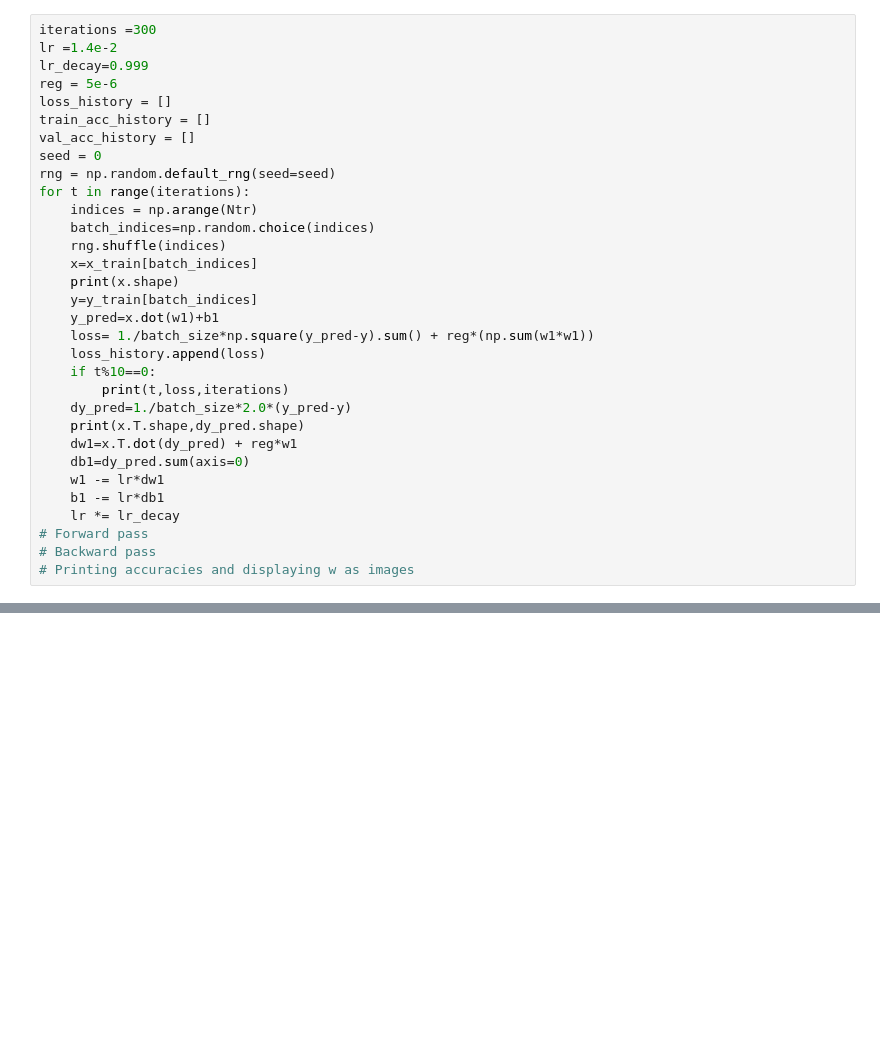
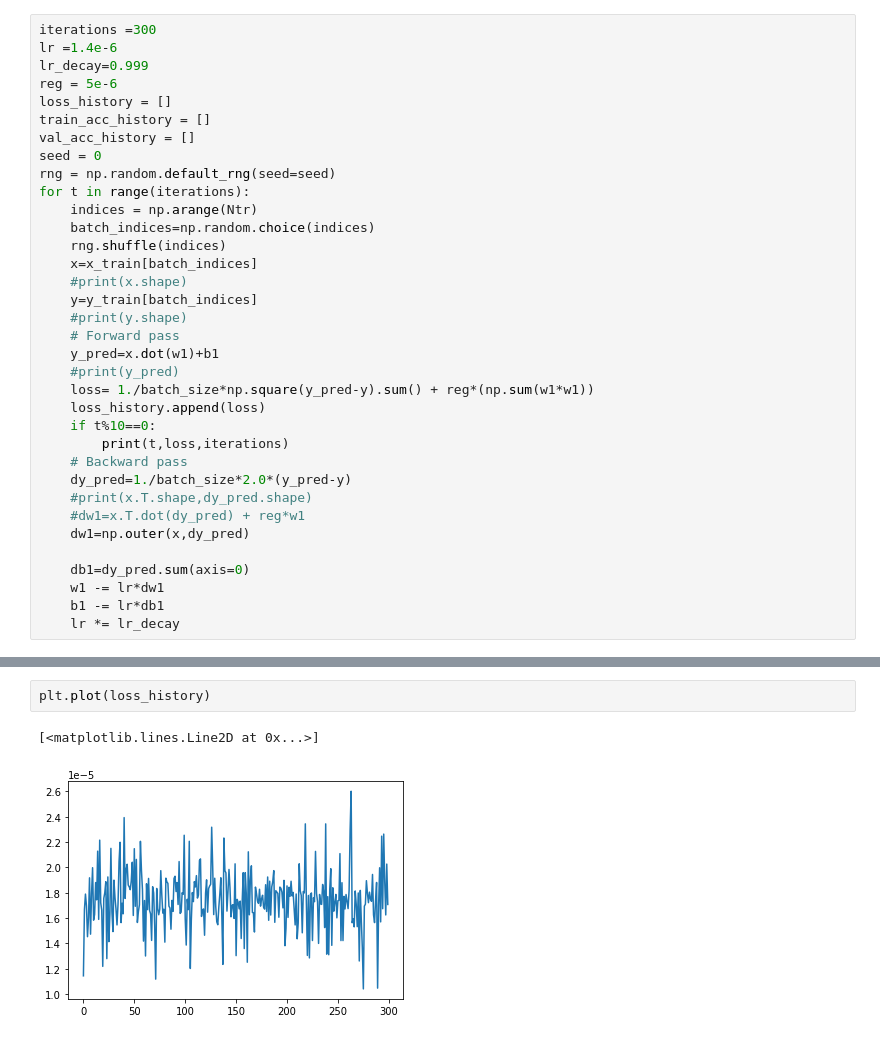
Before and after one commit to DinithiSilva/EN2550_Assignment4, a Jupyter notebook: part1.ipynb, the cells around one changed output, grey strips where cells are left out. Drawn from its saved outputs; the diff is of its cells as text; blank space fills up the shorter version.

```diff
--- a/part1.ipynb
+++ b/part1.ipynb
@@ -41,6 +37,6 @@ b1: (10,)
 # %%
 iterations =300
-lr =1.4e-2
+lr =1.4e-6
 lr_decay=0.999
 reg = 5e-6
 loss_history = []
@@ -53,21 +49,24 @@ for t in range(iterations):
     batch_indices=np.random.choice(indices)
     rng.shuffle(indices)
     x=x_train[batch_indices]
-    print(x.shape)
+    #print(x.shape)
     y=y_train[batch_indices]
+    #print(y.shape)
+    # Forward pass
     y_pred=x.dot(w1)+b1
+    #print(y_pred)
     loss= 1./batch_size*np.square(y_pred-y).sum() + reg*(np.sum(w1*w1))
     loss_history.append(loss)
     if t%10==0:
         print(t,loss,iterations)
+    # Backward pass
     dy_pred=1./batch_size*2.0*(y_pred-y)
-    print(x.T.shape,dy_pred.shape)
-    dw1=x.T.dot(dy_pred) + reg*w1
+    #print(x.T.shape,dy_pred.shape)
+    #dw1=x.T.dot(dy_pred) + reg*w1
+    dw1=np.outer(x,dy_pred)
+
     db1=dy_pred.sum(axis=0)
     w1 -= lr*dw1
     b1 -= lr*db1
     lr *= lr_decay
-# Forward pass
-# Backward pass
-# Printing accuracies and displaying w as images
 # %% [output]
@@ -80,0 +90,5 @@ ValueError: shapes (3072,1) and (10,) not aligned: 1 (dim 1) != 10 (dim 0)
+# %%
+plt.plot(loss_history)
+# %% [output]
+[<matplotlib.lines.Line2D at 0x...>]
+[figure, added]
```
Also changed, not shown: parts of 5 cells of this notebook.
